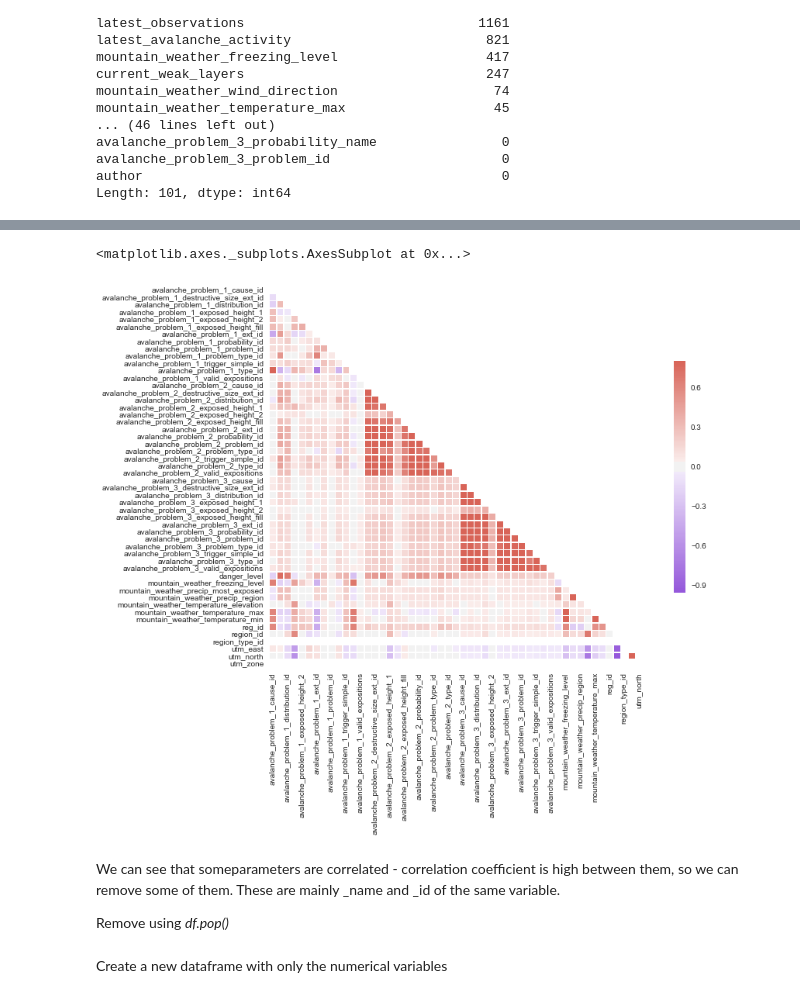
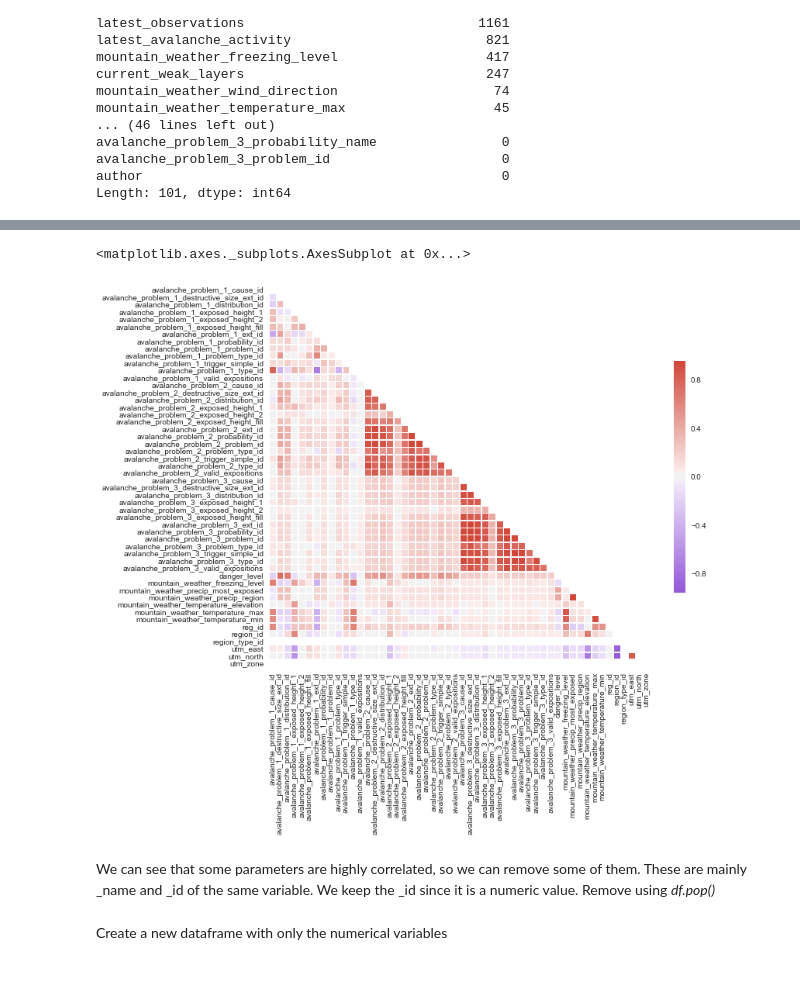
Before and after one commit to kmunve/APS, a Jupyter notebook: aps/notebooks/ml_varsom/preprocessing.ipynb, the cells around one changed output, grey strips where cells are left out. Cells and saved outputs as stored; diff of their text form; code cells hidden in the pictures.

Commit message:
Continued on ml_varsom preprocessing

```diff
--- a/aps/notebooks/ml_varsom/preprocessing.ipynb
+++ b/aps/notebooks/ml_varsom/preprocessing.ipynb
@@ -52,11 +52,3 @@ avalanche_problem_3_probability_name                0
 avalanche_problem_3_problem_id                      0
 author                                              0
 Length: 101, dtype: int64
-# %%
-varsom_df.pop('mountain_weather_change_wind_direction')
-varsom_df.pop('mountain_weather_change_hour_of_day_start')
-varsom_df.pop('mountain_weather_change_hour_of_day_stop')
-varsom_df.pop('mountain_weather_change_wind_speed')
-varsom_df.pop('mountain_weather_fl_hour_of_day_stop')
-varsom_df.pop('mountain_weather_fl_hour_of_day_start')
-varsom_df.pop('latest_observations')
@@ -80,0 +55,4 @@ Name: latest_observations, Length: 3822, dtype: object
+# %%
+varsom_df['mountain_weather_wind_speed'] = varsom_df['mountain_weather_wind_speed'].fillna('None')
+varsom_df['mountain_weather_wind_direction'] = varsom_df['mountain_weather_wind_direction'].fillna('None')
+print(varsom_df.isnull().sum().sort_values(ascending=False))
@@ -80,0 +77,11 @@ Name: latest_observations, Length: 3822, dtype: object
+# %%
+del_list = [
+    'mountain_weather_change_wind_direction',
+    'mountain_weather_change_hour_of_day_start',
+    'mountain_weather_change_hour_of_day_stop',
+    'mountain_weather_change_wind_speed',
+    'mountain_weather_fl_hour_of_day_stop',
+    'mountain_weather_fl_hour_of_day_start',
+    'latest_observations'
+]
+removed_ = [varsom_df.pop(v) for v in del_list]
@@ -81,22 +114,25 @@ Name: latest_observations, Length: 3822, dtype: object
 # %%
+# Compute the correlation matrix - works only on numerical variables.
+corr = varsom_df.corr()
+
 # Generate a mask for the upper triangle
 mask = np.zeros_like(corr, dtype=np.bool)
 mask[np.triu_indices_from(mask)] = True
 
 # Set up the matplotlib figure
 f, ax = plt.subplots(figsize=(11, 11))
 
 # Generate a custom diverging colormap
 cmap = sns.diverging_palette(1000, 15, as_cmap=True)
 
 # Draw the heatmap with the mask and correct aspect ratio
 sns.heatmap(corr, mask=mask, cmap=cmap, vmax=.8, center=0,
             square=True, linewidths=.5, cbar_kws={"shrink": .5})
 # %% [output]
 <matplotlib.axes._subplots.AxesSubplot at 0x...>
-[figure, old version]
+[figure, new version]
 # %% [markdown]
-We can see that someparameters are correlated - correlation coefficient is high between them, so we can remove some of them. These are mainly \_name and \_id of the same variable.
-
+We can see that some parameters are highly correlated, so we can remove some of them. These are mainly \_name and \_id of the same variable.
+We keep the \_id since it is a numeric value.
 Remove using _df.pop()_
 # %%
```
Also changed, not shown: parts of 5 cells of this notebook, 54 other files.
